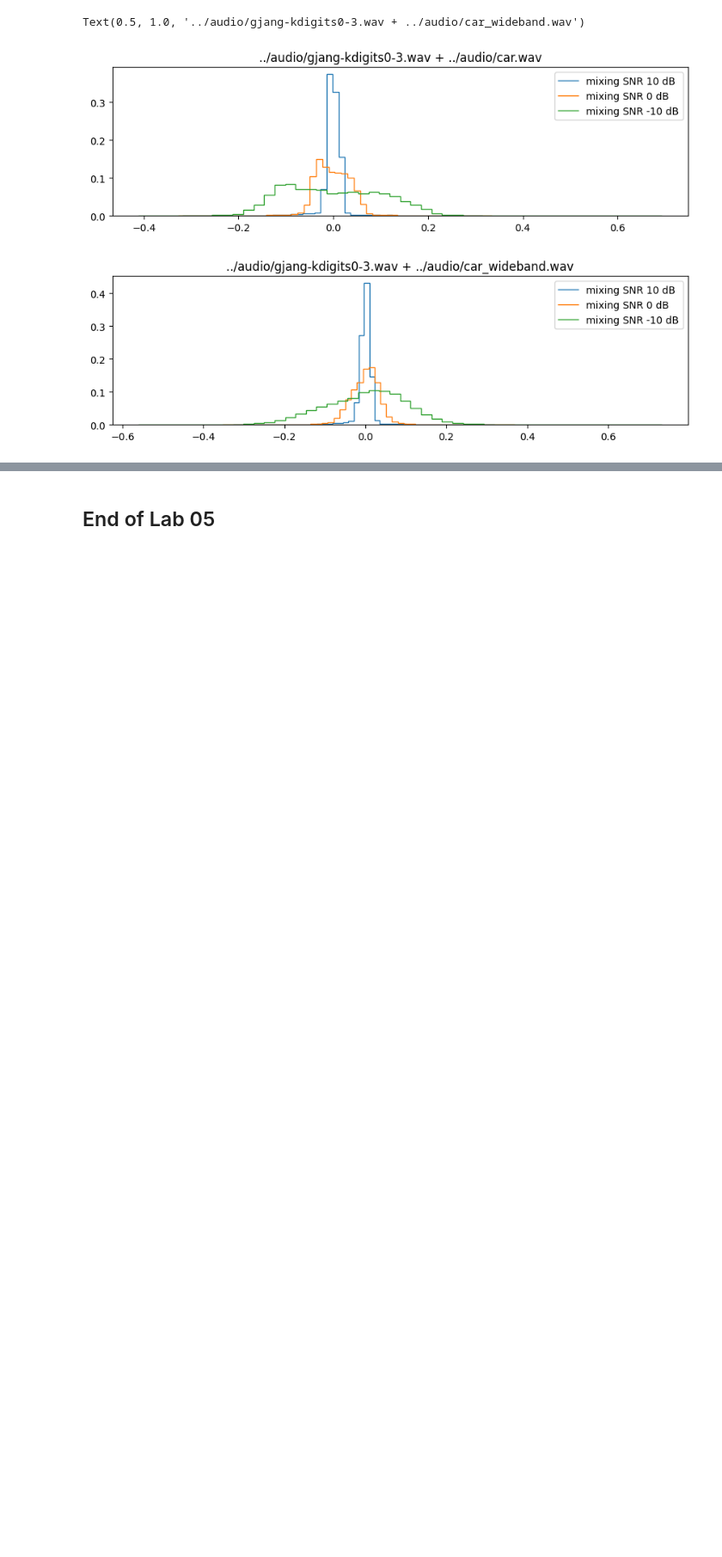
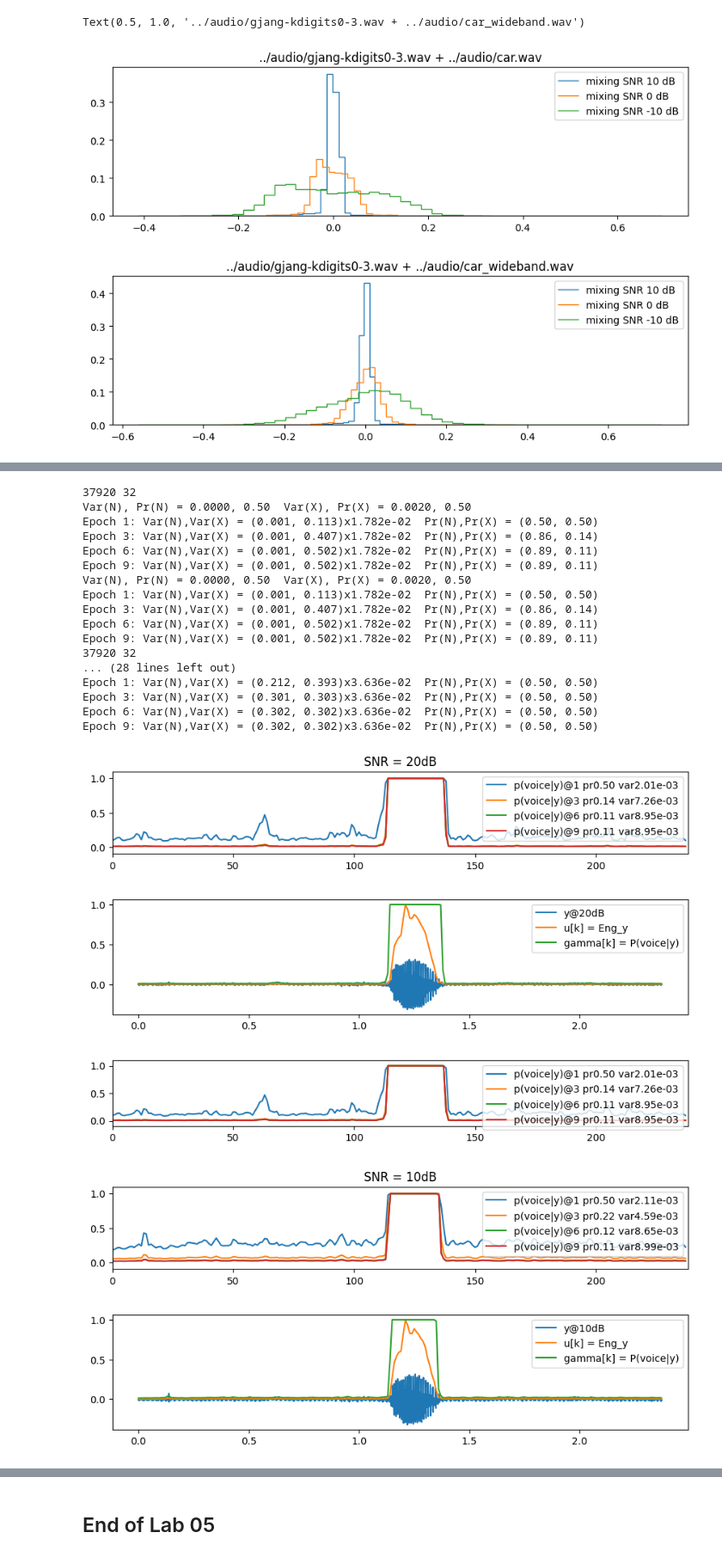
Before and after one commit to gjang7/ssp2023, a Jupyter notebook: lab05/lab05_ns_prob_models.ipynb, the cells around one changed output, grey strips where cells are left out. Shown at 86% size. Cells and saved outputs as stored; diff of their text form; code cells hidden in the pictures; blank space fills up the shorter version.

```diff
--- a/lab05/lab05_ns_prob_models.ipynb
+++ b/lab05/lab05_ns_prob_models.ipynb
@@ -264,0 +377,17 @@ Text(0.5, 1.0, '../audio/gjang-kdigits0-3.wav + ../audio/car_wideband.wav')
+# %%
+# function [E, CenterSampleIDX] = ShortTimeFrameEng(sig, frame_len, shift_len)
+#  returns frame energies of frames shifted by shift_len
+#  CenterSampleIDX is the location of the center of the frames (usually for drawing)
+#    for sample, frame_len=320, shift_len=160
+#    frame1 = [0 320], center1 = [160]
+#    frame2 = [160 480], center1 = [320]
+#    ...
+
+def ShortTimeFrameEng(sig, frame_len, shift_len):
+    it = FrameIterator(len(sig), frame_len, shift_len, mode=1)
+    eng = np.zeros(it.num_frames)
+    centeridx = np.zeros(it.num_frames, dtype=int)   # center sample indexes
+    for k in range(it.num_frames):
+        x, _, centeridx[k] = it.get(sig)
+        eng[k] = np.mean(x*x)
+    return eng, centeridx
@@ -264,0 +540,48 @@ Text(0.5, 1.0, '../audio/gjang-kdigits0-3.wav + ../audio/car_wideband.wav')
+# %%
+gmm = dualGMMVAD_time_sq()
+gmm.set_dispstep(3)
+epoch = 9
+
+for ii in range(len(mixedSig1)):
+    mix = mixedSig1[ii]
+    umix, Iu = ShortTimeFrameEng(mix, Nf, Ns)
+
+    plt.figure(figsize=FIG_SIZE*np.array([1.3,0.5]))
+    gmm.set_initial_params(umix)
+    gamma = gmm.train_batch(umix, epoch, False)
+    plt.legend(loc='upper right')
+    plt.title('SNR = %.0fdB'%(mixsnrs[ii]))
+
+    plt.figure(figsize=FIG_SIZE*np.array([1.3,0.7]))
+    plt.plot(np.arange(1,len(mix)+1)/Fs,mix,label='y@%.0fdB'%(mixsnrs[ii]))
+    plt.plot(Iu/Fs,umix/max(umix),label='u[k] = Eng_y')
+    plt.plot(Iu/Fs,gamma,label='gamma[k] = P(voice|y)')
+    plt.legend(loc='upper right')
+
+    plt.figure(figsize=FIG_SIZE*np.array([1.3,0.4]))
+    gmm.set_initial_params(umix)
+    gamma = gmm.train_batch(umix, epoch, True)
+    plt.legend(loc='upper right')
+# %% [output]
+37920 32
+Var(N), Pr(N) = 0.0000, 0.50  Var(X), Pr(X) = 0.0020, 0.50
+Epoch 1: Var(N),Var(X) = (0.001, 0.113)x1.782e-02  Pr(N),Pr(X) = (0.50, 0.50)
+Epoch 3: Var(N),Var(X) = (0.001, 0.407)x1.782e-02  Pr(N),Pr(X) = (0.86, 0.14)
+Epoch 6: Var(N),Var(X) = (0.001, 0.502)x1.782e-02  Pr(N),Pr(X) = (0.89, 0.11)
+Epoch 9: Var(N),Var(X) = (0.001, 0.502)x1.782e-02  Pr(N),Pr(X) = (0.89, 0.11)
+Var(N), Pr(N) = 0.0000, 0.50  Var(X), Pr(X) = 0.0020, 0.50
+Epoch 1: Var(N),Var(X) = (0.001, 0.113)x1.782e-02  Pr(N),Pr(X) = (0.50, 0.50)
+Epoch 3: Var(N),Var(X) = (0.001, 0.407)x1.782e-02  Pr(N),Pr(X) = (0.86, 0.14)
+Epoch 6: Var(N),Var(X) = (0.001, 0.502)x1.782e-02  Pr(N),Pr(X) = (0.89, 0.11)
+Epoch 9: Var(N),Var(X) = (0.001, 0.502)x1.782e-02  Pr(N),Pr(X) = (0.89, 0.11)
+37920 32
+... (28 lines left out)
+Epoch 1: Var(N),Var(X) = (0.212, 0.393)x3.636e-02  Pr(N),Pr(X) = (0.50, 0.50)
+Epoch 3: Var(N),Var(X) = (0.301, 0.303)x3.636e-02  Pr(N),Pr(X) = (0.50, 0.50)
+Epoch 6: Var(N),Var(X) = (0.302, 0.302)x3.636e-02  Pr(N),Pr(X) = (0.50, 0.50)
+Epoch 9: Var(N),Var(X) = (0.302, 0.302)x3.636e-02  Pr(N),Pr(X) = (0.50, 0.50)
+[figure, added]
+[figure, added]
+[figure, added]
+[figure, added]
+[figure, added]
```
Also changed, not shown: parts of 51 cells of this notebook, 4 other files.
